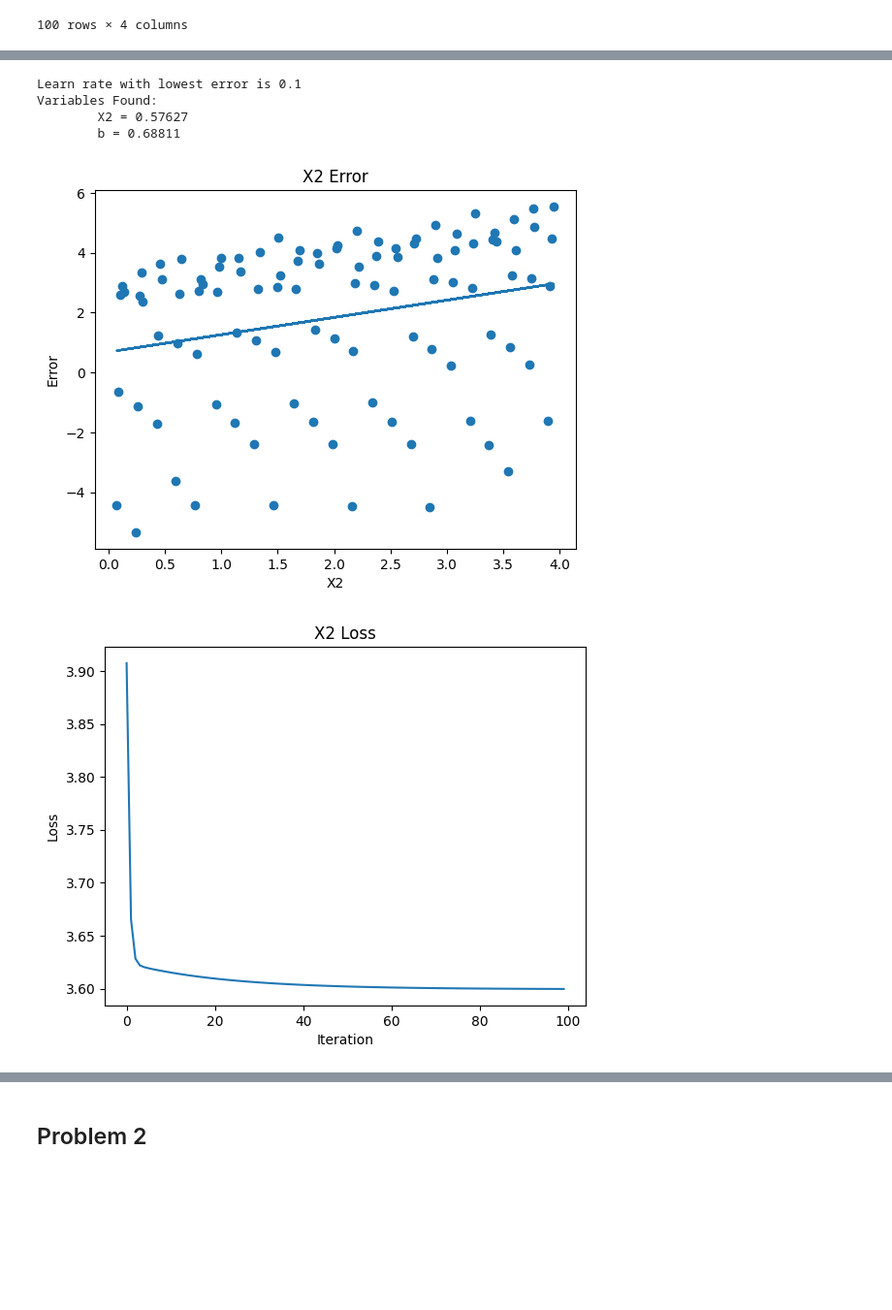
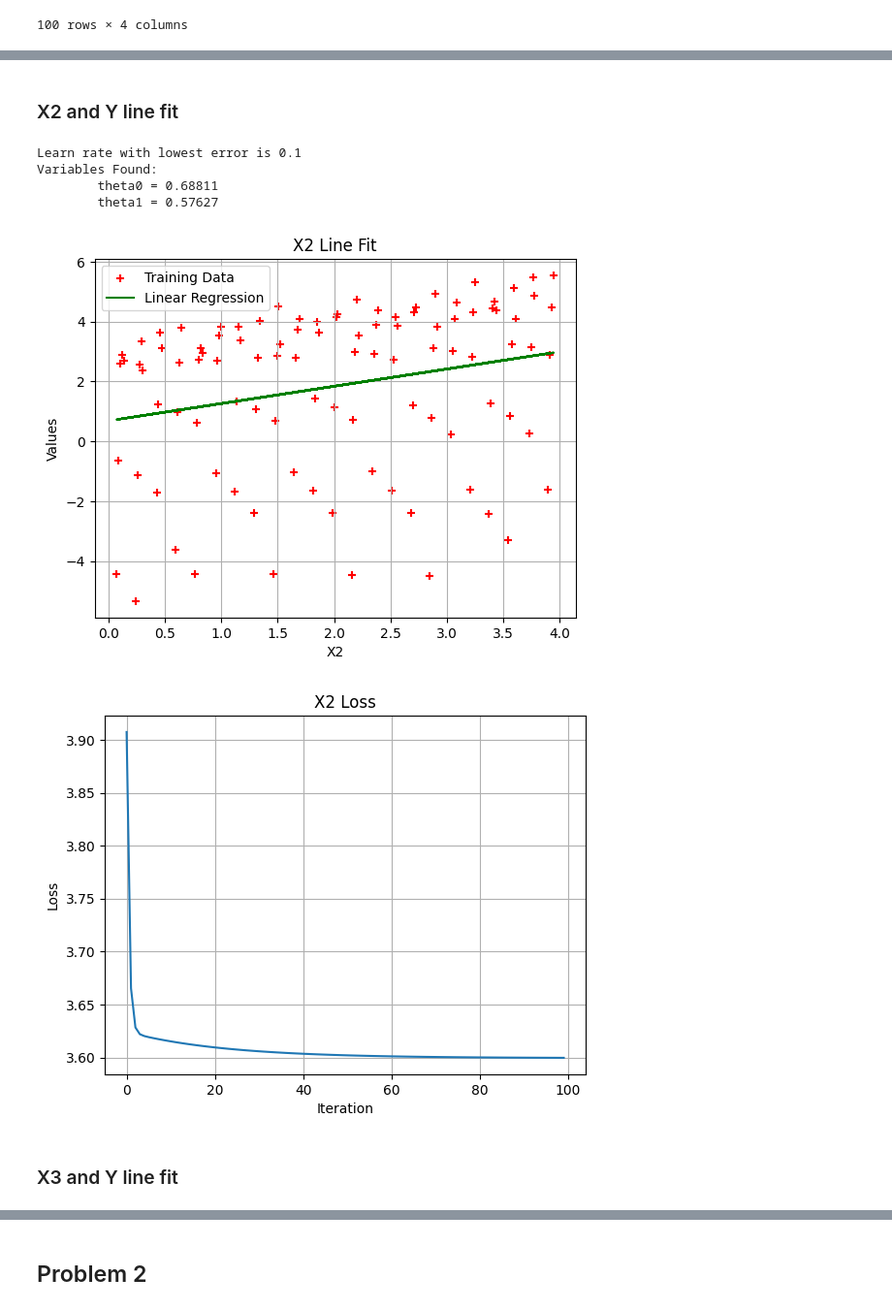
Before and after one commit to cbeam3902/cbeam18_ECGR5105, a Jupyter notebook: HW0/cbeam18_HW0.ipynb, the cells around one changed output, grey strips where cells are left out. Shown: that part at 97% size. Drawn from its saved outputs; the diff is of its cells as text; code cells hidden in the pictures; blank space fills up the shorter version.

```diff
--- a/HW0/cbeam18_HW0.ipynb
+++ b/HW0/cbeam18_HW0.ipynb
@@ -46,0 +49,5 @@ def lineReg_der(x, y, w, b):
+# %%
+# Collect the Y Values
+Y = df.values[:,3]
+tempOnes = np.ones((len(Y),1))
+iterations = 100
@@ -47 +56,6 @@ def lineReg_der(x, y, w, b):
+# %%
+# Setup the X Values to match b + mx format [1, x]
+X1_val = df.values[:,0]
+X1_val = X1_val.reshape(len(Y), 1)
+X1 = np.hstack((tempOnes, X1_val))
 # %%
@@ -91,44 +102,50 @@ Variables Found:
+# %% [markdown]
+### X2 and Y line fit
+# %%
+# Setup the X Values to match b + mx format [1, x]
+X2_val = df.values[:,1]
+X2_val = X2_val.reshape(len(Y), 1)
+X2 = np.hstack((tempOnes, X2_val))
 # %%
-# learnRate = 0.1
+# Perform regression
+
 learnSize = 20
 learnRange = np.linspace(0.01, 0.1, learnSize, endpoint=True)
 errorOut = []
-xArray = []
-bArray = []
+thetaArray = []
 lossArray = []
 for learnRate in learnRange:
-    x2 = 0
-    b = 0
-    loss = []
-    for iii in range(100):
-        error_x, error_b = lineReg_der(df.X2.values, df.Y.values, x2, b)
-        x2 = x2 - learnRate * error_x
-        b = b - learnRate * error_b
-        loss.append(lineReg(df.X2.values, df.Y.values, x2, b))
+    theta_x2 = np.zeros(2)
+    theta_x2, loss = gradDes(X2, Y, theta_x2, learnRate, iterations)
     lossArray.append(loss)
-    errorOut.append(lineReg(df.X2.values, df.Y.values, x2, b))
-    xArray.append(x2)
-    bArray.append(b)
+    thetaArray.append(theta_x2)
+    errorOut.append(lineReg(X2, Y, theta_x2))
 
 idx = np.argmin(errorOut)
 print("Learn rate with lowest error is {:.1f}".format(learnRange[idx]))
-print("Variables Found:\n\tX2 = {:.5f}\n\tb = {:.5f}".format(xArray[idx], bArray[idx]))
-plt.scatter(df.X2.values, df.Y.values)
-plt.plot(df.X2.values, xArray[idx] * df.X2.values + bArray[idx])
-plt.title("X2 Error")
-plt.ylabel("Error")
+print("Variables Found:\n\ttheta0 = {:.5f}\n\ttheta1 = {:.5f}".format(thetaArray[idx][0], thetaArray[idx][1]))
+plt.scatter(X2[:,1], Y, color='red', marker= '+', label = 'Training Data')
+plt.plot(X2[:,1], X2.dot(thetaArray[idx]), color='green', label='Linear Regression')
+
+plt.title("X2 Line Fit")
+plt.ylabel("Values")
 plt.xlabel("X2")
+plt.grid()
+plt.legend()
 plt.show()
 
-plt.plot(range(100),lossArray[idx])
+plt.plot(range(iterations),lossArray[idx])
 plt.title("X2 Loss")
 plt.ylabel("Loss")
 plt.xlabel("Iteration")
+plt.grid()
 plt.show()
 # %% [output]
 Learn rate with lowest error is 0.1
 Variables Found:
-        X2 = 0.57627
-        b = 0.68811
+        theta0 = 0.68811
+        theta1 = 0.57627
-[figure, old version]
+[figure, new version]
-[figure, old version]
+[figure, new version]
+# %% [markdown]
+### X3 and Y line fit
```
Also changed, not shown: parts of 10 cells of this notebook.
